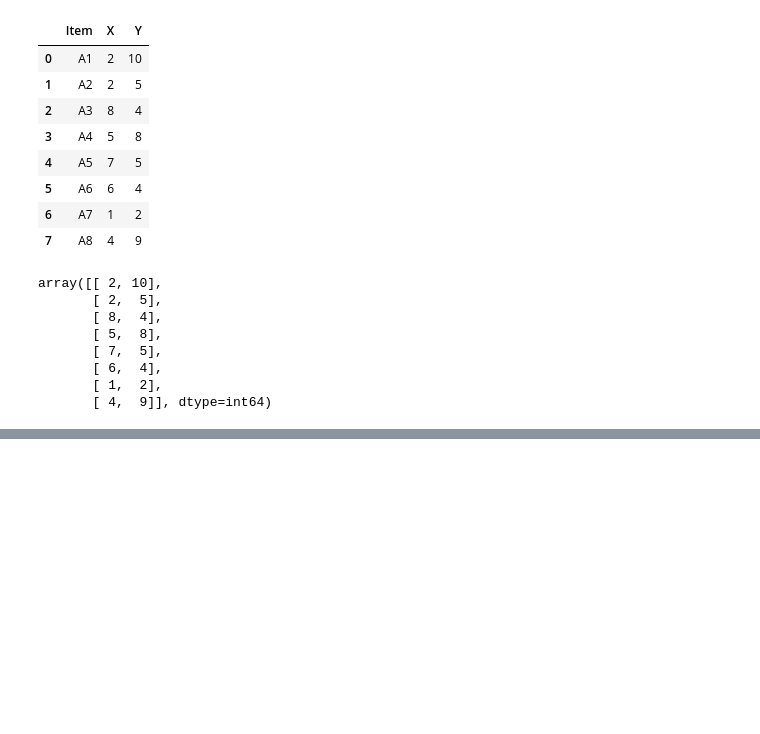
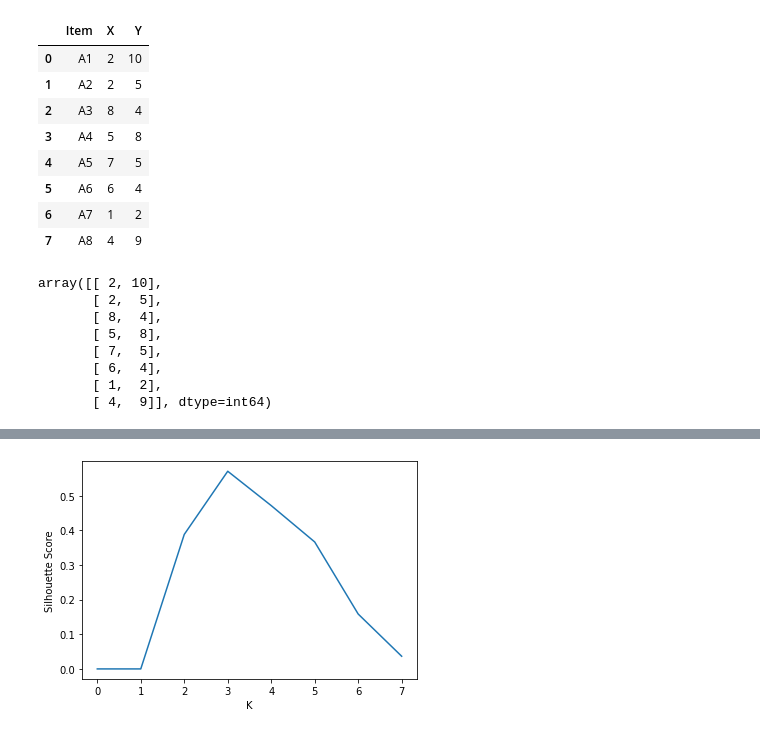
Before and after one commit to Dikshit28/python_code, a Jupyter notebook: Lab/Kmeans_numerical.ipynb, the cells around one changed output, grey strips where cells are left out. Cells and saved outputs as stored; diff of their text form; code cells hidden in the pictures; blank space fills up the shorter version.

```diff
--- a/Lab/Kmeans_numerical.ipynb
+++ b/Lab/Kmeans_numerical.ipynb
@@ -77,0 +103,20 @@ plt.show()
+# %%
+# The silhouette score is a measure of how well a clustering performs. It is calculated by averaging
+# the silhouette scores of each sample. The silhouette score is in the range [-1, 1]. A high
+# silhouette score means that the clustering performs well.
+sil = [0,0]
+kmax = 7
+
+# dissimilarity would not be defined for a single cluster, thus, minimum number of clusters should be 2
+for k in range(2, kmax+1):
+    kmeans = KMeans(n_clusters = k).fit(X)
+    labels = kmeans.labels_
+    sil.append(silhouette_score(X, labels, metric = 'euclidean'))
+# %%
+# Plotting the silhouette score for each value of k.
+plt.plot(sil)
+plt.ylabel('Silhouette Score')
+plt.xlabel('K')
+plt.show()
+# %% [output]
+[figure, added]
```
Also changed, not shown: parts of 13 cells of this notebook, 7 other files.
